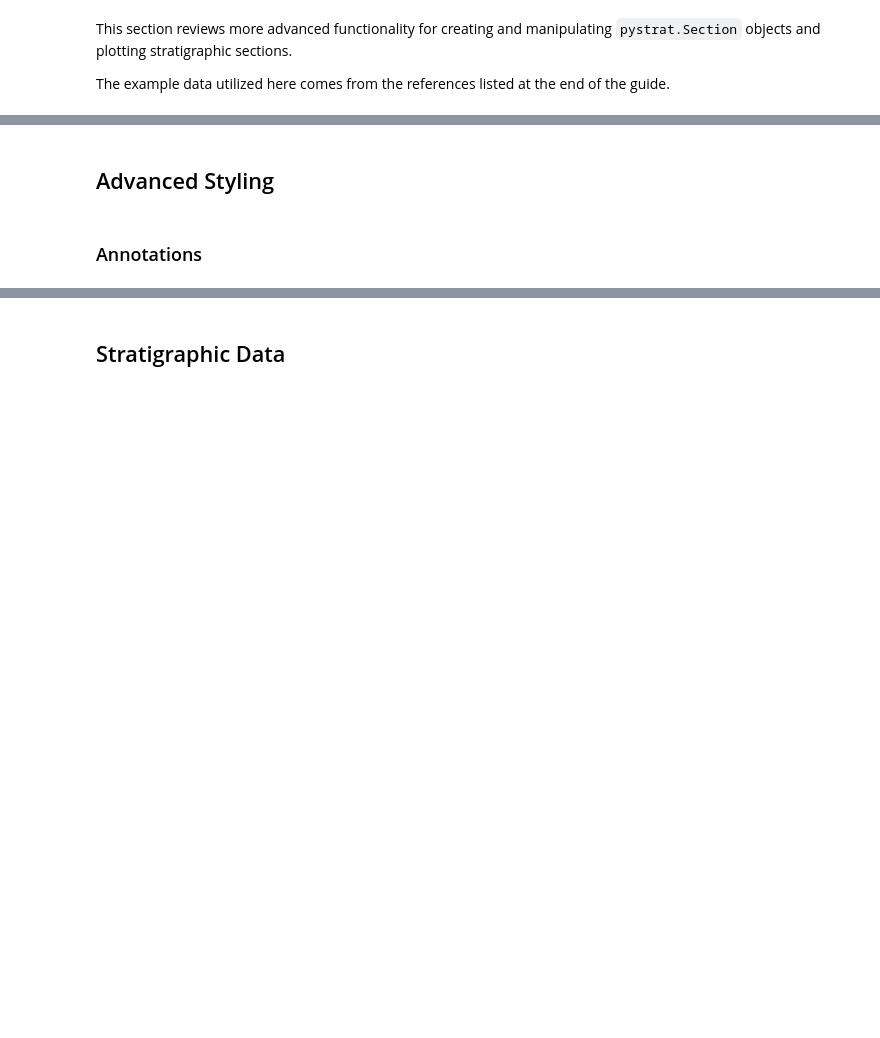
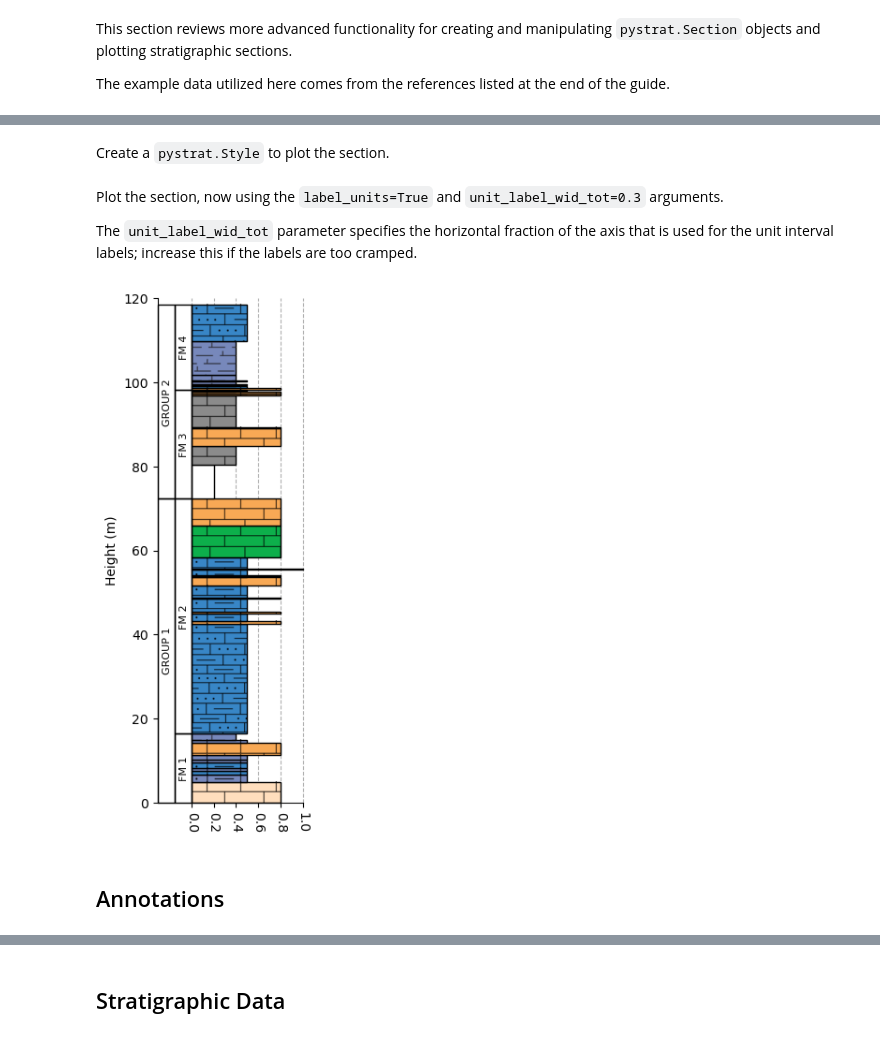
Before and after one commit to yuempark/pystrat, a Jupyter notebook: docs/sections.ipynb, the cells around one changed output, grey strips where cells are left out. Cells and saved outputs as stored; diff of their text form; code cells hidden in the pictures; blank space fills up the shorter version.

Commit message:
quickstart and section documentation

```diff
--- a/docs/sections.ipynb
+++ b/docs/sections.ipynb
@@ -9,12 +19,29 @@ The example data utilized here comes from the references listed at the end of th
 # %%
-# read in your lithostratigraphy data
+# read in lithostratigraphy data
 litho_df = pd.read_csv('example-data/lithostratigraphy.csv')
 
 # create a pystrat Section from the lithostratigraphy data
-section_01 = pystrat.Section(litho_df['THICKNESS'],           # unit thicknesses
-                             litho_df['FACIES'],              # unit facies
-                             units=litho_df[['GROUP', 'FORMATION']].values) # group and formation names
+section_1 = pystrat.Section(litho_df['THICKNESS'],                         # unit thicknesses
+                            litho_df['FACIES'],                            # unit facies
+                            units=litho_df[['GROUP', 'FORMATION']].values) # group and formation names
+# %% [markdown]
+Create a `pystrat.Style` to plot the section.
+# %%
+style_df = pd.read_csv('example-data/style.csv')
+style_1 = pystrat.Style(style_df['facies'],                  # labels (must include all unique facies)
+                        style_df[['R','G','B']]/255,         # colors
+                        style_df['width'],                   # widths
+                        swatch_values=style_df['swatch'])    # swatches
+# %% [markdown]
+Plot the section, now using the `label_units=True` and `unit_label_wid_tot=0.3` arguments.
+
+The `unit_label_wid_tot` parameter specifies the horizontal fraction of the axis that is used for the unit interval labels; increase this if the labels are too cramped.
+# %%
+fig = plt.figure(figsize=(2, 7))
+ax = plt.axes(ylim=[0, 120])
+section_1.plot(style_1, ax=ax, label_units=True, unit_label_wid_tot=0.3)
+plt.show()
+# %% [output]
+[figure, added]
 # %% [markdown]
-## Advanced Styling
+## Annotations
-# %% [markdown]
-### Annotations
```
Also changed, not shown: parts of 56 cells of this notebook, 20 other files.
